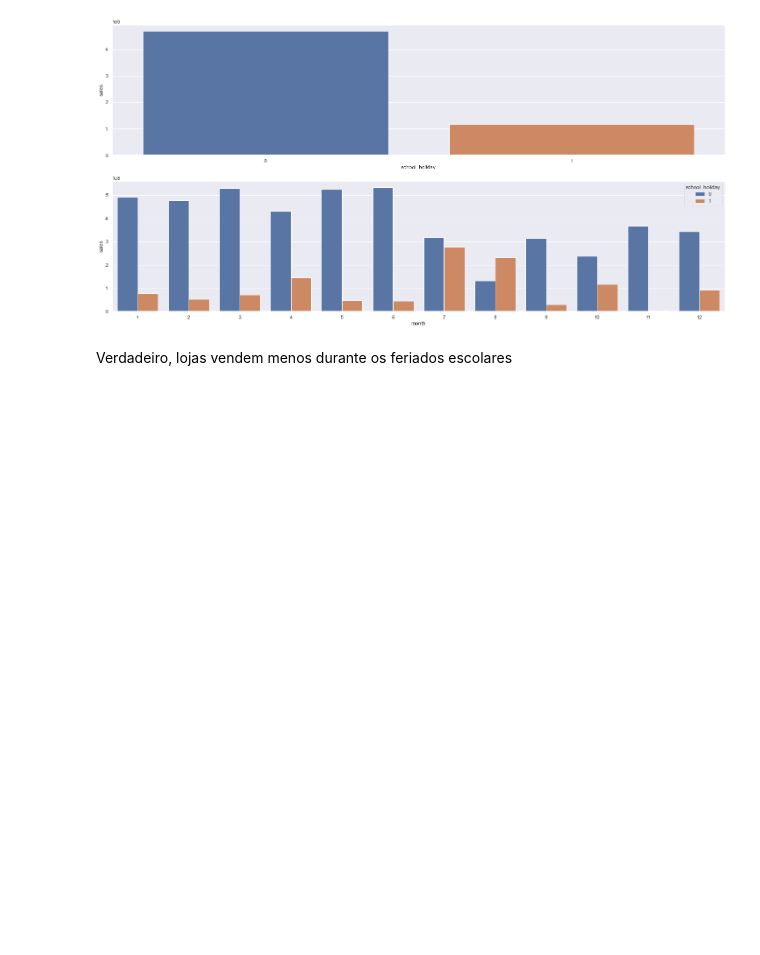
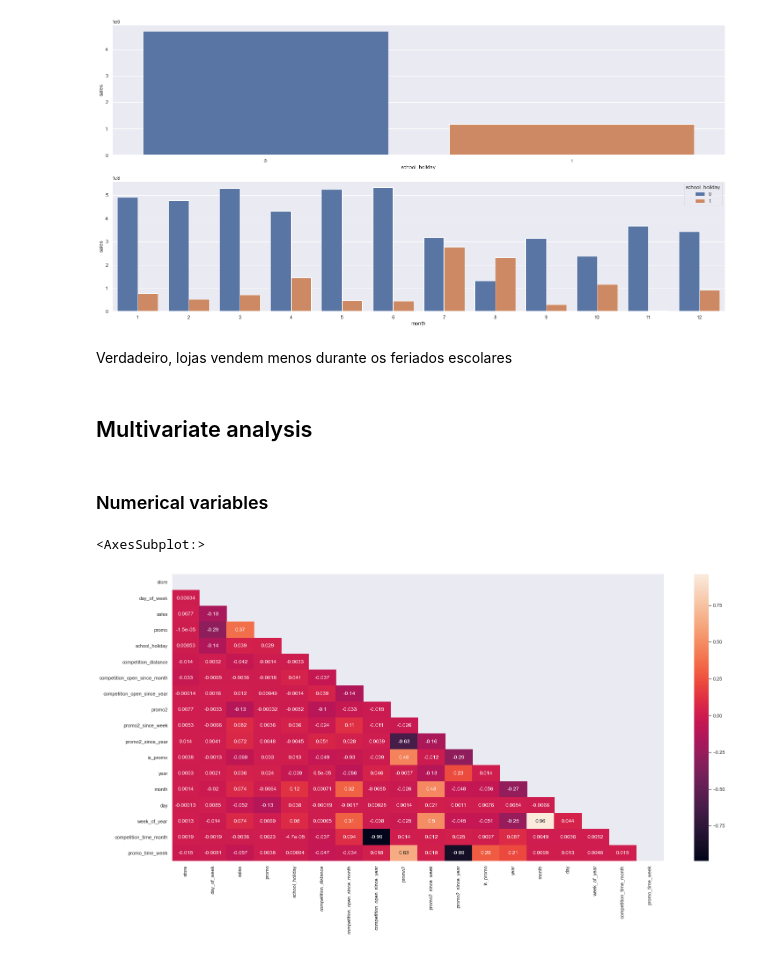
Before and after one commit to lavinomenezes/Ds_em_producao, a Jupyter notebook: Ds_em_producao_03_exploratory_data_analysis.ipynb, the cells around one changed output. Saved outputs shown, nothing was run; the diff lists cells and outputs as text; code cells hidden in the pictures; blank space fills up the shorter version.

Commit message:
multivariate_analysis

```diff
--- a/Ds_em_producao_03_exploratory_data_analysis.ipynb
+++ b/Ds_em_producao_03_exploratory_data_analysis.ipynb
@@ -351,3 +364,14 @@ sns.barplot(x='month',y='sales',hue='school_holiday',data=h13_b)
 [figure]
 # %% [markdown]
 Verdadeiro, lojas vendem menos durante os feriados escolares
+# %% [markdown]
+## Multivariate analysis
+# %% [markdown]
+### Numerical variables
+# %%
+coorelation = num_attribures.corr(method='pearson')
+matrix = np.triu(coorelation)
+sns.heatmap(coorelation,annot=True,mask=matrix)
+# %% [output]
+<AxesSubplot:>
+[figure, added]
```
Also changed, not shown: parts of 4 cells of this notebook.
